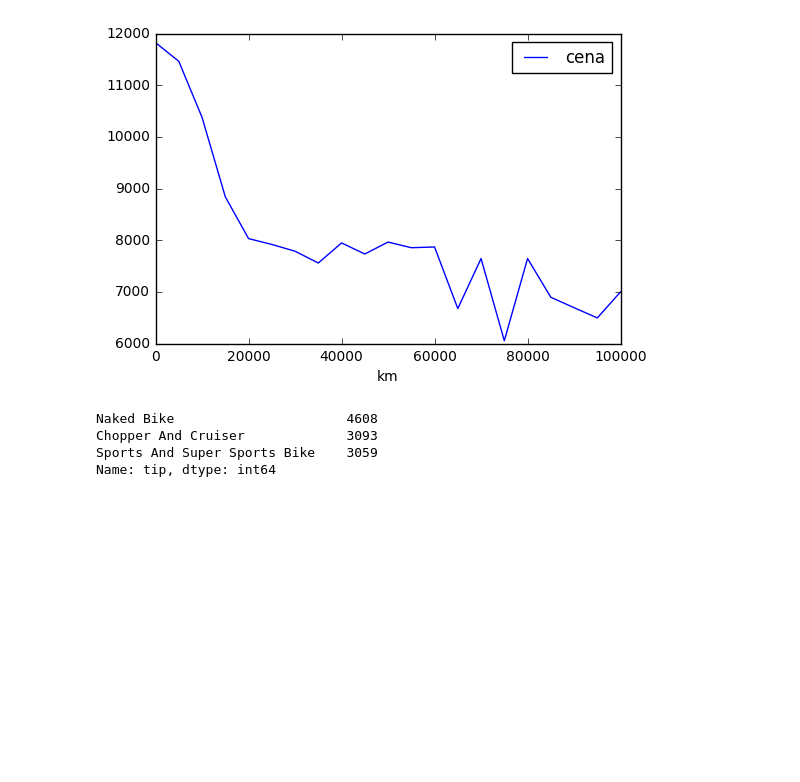
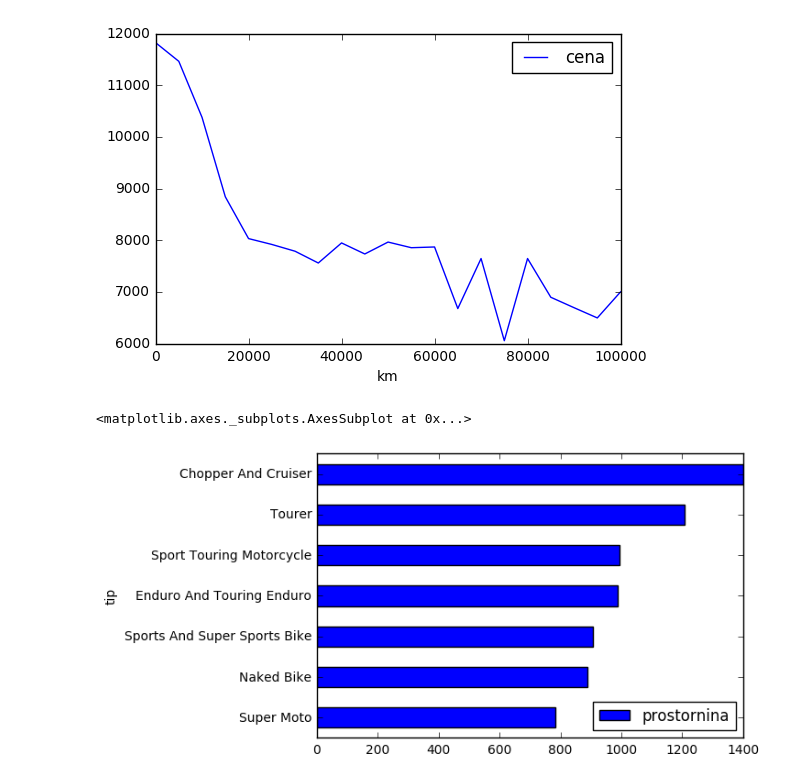
Before and after one commit to FMF-projects/rabljeni-motocikli, a Jupyter notebook: rabljeni_motocikli.ipynb, the cells around one changed output. Saved outputs shown, nothing was run; the diff lists cells and outputs as text; code cells hidden in the pictures; blank space fills up the shorter version.

```diff
--- a/rabljeni_motocikli.ipynb
+++ b/rabljeni_motocikli.ipynb
@@ -127,11 +125,9 @@ pd.DataFrame(km['cena']).plot(kind='line')
 # %% [output]
 <matplotlib.axes._subplots.AxesSubplot at 0x...>
 [figure]
-# %%
-n_tipi = tipi.nlargest(3)
-n_tipi
-# %% [output]
-Naked Bike                      4608
-Chopper And Cruiser             3093
-Sports And Super Sports Bike    3059
-Name: tip, dtype: int64
+# %%
+tip_prostornina = m.groupby('tip').mean()
+pd.DataFrame(tip_prostornina['prostornina']).sort_values(['prostornina']).plot(kind='barh')
+# %% [output]
+<matplotlib.axes._subplots.AxesSubplot at 0x...>
+[figure, added]
```
Also changed, not shown: parts of 7 cells of this notebook.
